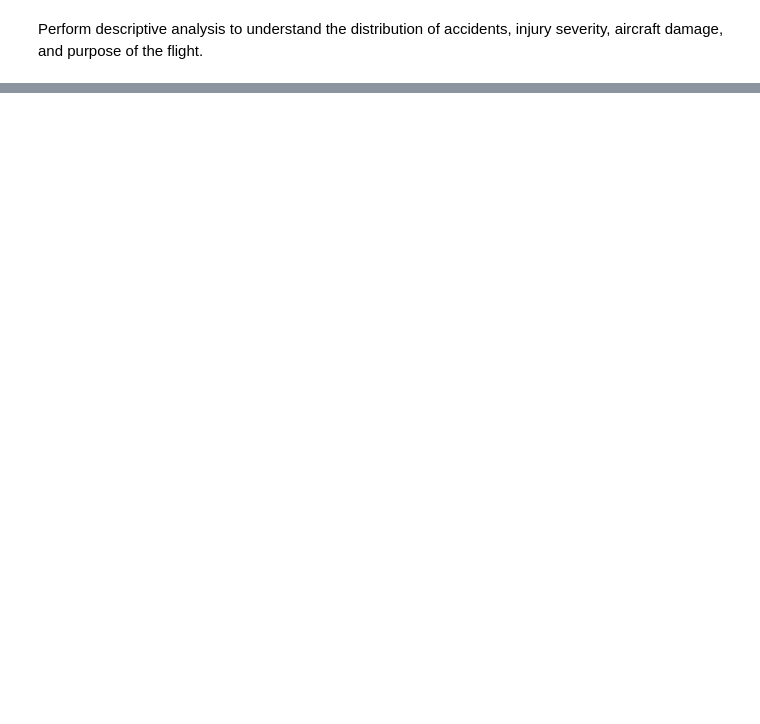
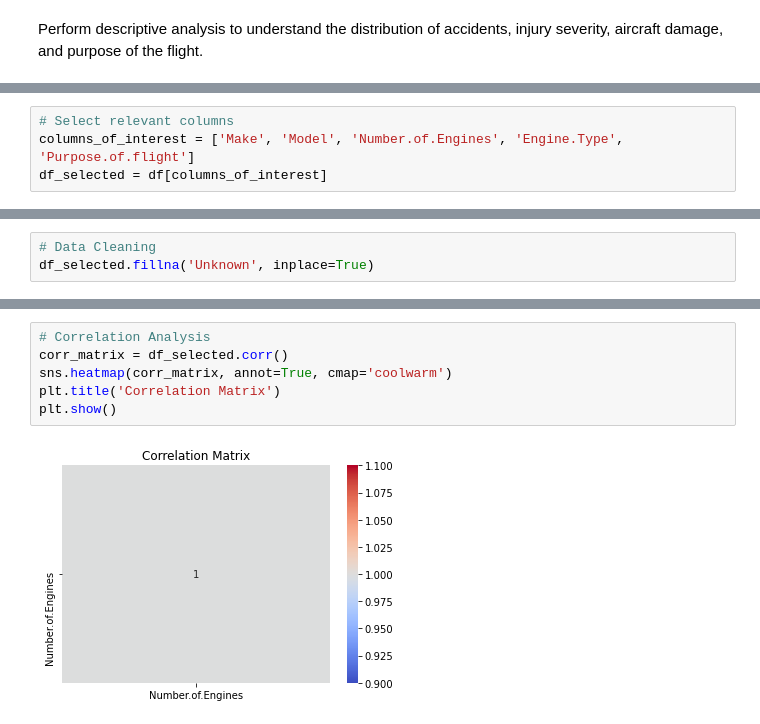
Before and after one commit to Namnyak/practise-1, a Jupyter notebook: Project Phase 1.ipynb, the cells around one changed output, grey strips where cells are left out. Cells and saved outputs as stored; diff of their text form; blank space fills up the shorter version.

```diff
--- a/Project Phase 1.ipynb
+++ b/Project Phase 1.ipynb
@@ -261,0 +447,4 @@ print(highest_number_acccidents)
+# %%
+# Select relevant columns
+columns_of_interest = ['Make', 'Model', 'Number.of.Engines', 'Engine.Type', 'Purpose.of.flight']
+df_selected = df[columns_of_interest]
@@ -261,0 +456,3 @@ print(highest_number_acccidents)
+# %%
+# Data Cleaning
+df_selected.fillna('Unknown', inplace=True)
@@ -261,0 +544,8 @@ print(highest_number_acccidents)
+# %%
+# Correlation Analysis
+corr_matrix = df_selected.corr()
+sns.heatmap(corr_matrix, annot=True, cmap='coolwarm')
+plt.title('Correlation Matrix')
+plt.show()
+# %% [output]
+[figure, added]
```
Also changed, not shown: parts of 45 cells of this notebook.
